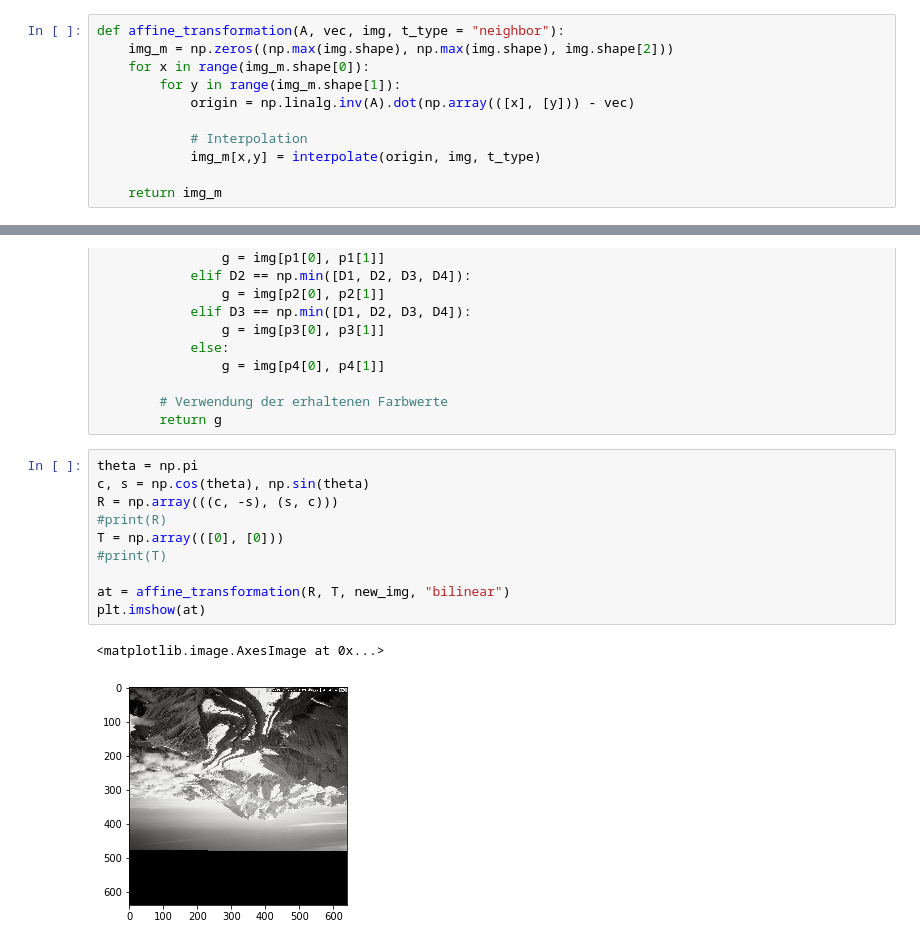
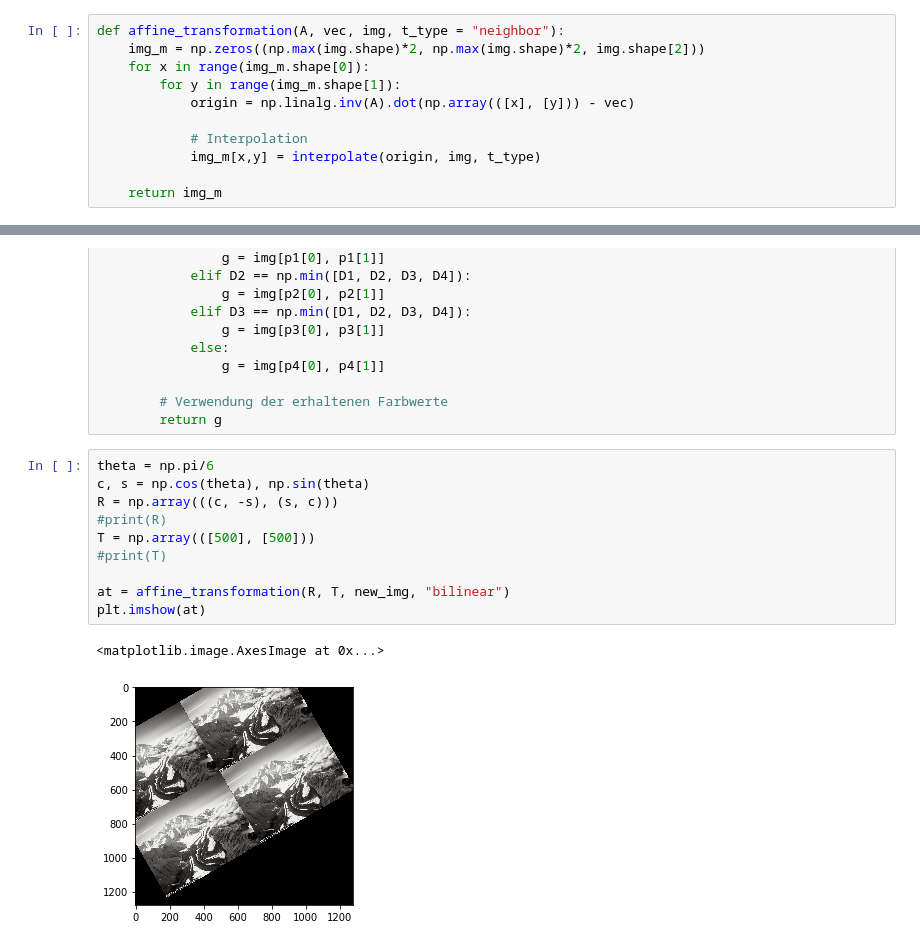
Before and after one commit to odsource/computer_vision, a Jupyter notebook: Aufgabe1/Aufgabe1.ipynb, the cells around one changed output, grey strips where cells are left out. Cells and saved outputs as stored; diff of their text form.

```diff
--- a/Aufgabe1/Aufgabe1.ipynb
+++ b/Aufgabe1/Aufgabe1.ipynb
@@ -41,7 +41,7 @@ print(n)
 a: Schreiben Sie eine Python-Funktion, mit der sich ein Bild affin transformieren läßt. Übergabeparameter sind die Matrix A, der Verschiebungsvektor a_0 und das Eingangsbild, zurückgegeben wird das affin verzerrte Ausgangsbild. Sehen Sie dabei vor, daß der Benutzer zwischen Nächster-Nachbar- und bilinearer Interpolation wählen kann. Alle Pixel, deren Ausgangsposition außerhalb des Eingangsbildes liegen, werden auf 0 gesetzt. Die Funktion soll sowohl Grauwert- als auch Farbbilder verarbeiten können.
 # %%
 def affine_transformation(A, vec, img, t_type = "neighbor"):
-    img_m = np.zeros((np.max(img.shape), np.max(img.shape), img.shape[2]))
+    img_m = np.zeros((np.max(img.shape)*2, np.max(img.shape)*2, img.shape[2]))
     for x in range(img_m.shape[0]):
         for y in range(img_m.shape[1]):
             origin = np.linalg.inv(A).dot(np.array(([x], [y])) - vec)
@@ -94,15 +94,15 @@ def interpolate(origin, img, t_type):
         # Verwendung der erhaltenen Farbwerte
         return g
 # %%
-theta = np.pi
+theta = np.pi/6
 c, s = np.cos(theta), np.sin(theta)
 R = np.array(((c, -s), (s, c)))
 #print(R)
-T = np.array(([0], [0]))
+T = np.array(([500], [500]))
 #print(T)
 
 at = affine_transformation(R, T, new_img, "bilinear")
 plt.imshow(at)
 # %% [output]
 <matplotlib.image.AxesImage at 0x...>
-[figure, old version]
+[figure, new version]
```
Also changed, not shown: 22 other files.
